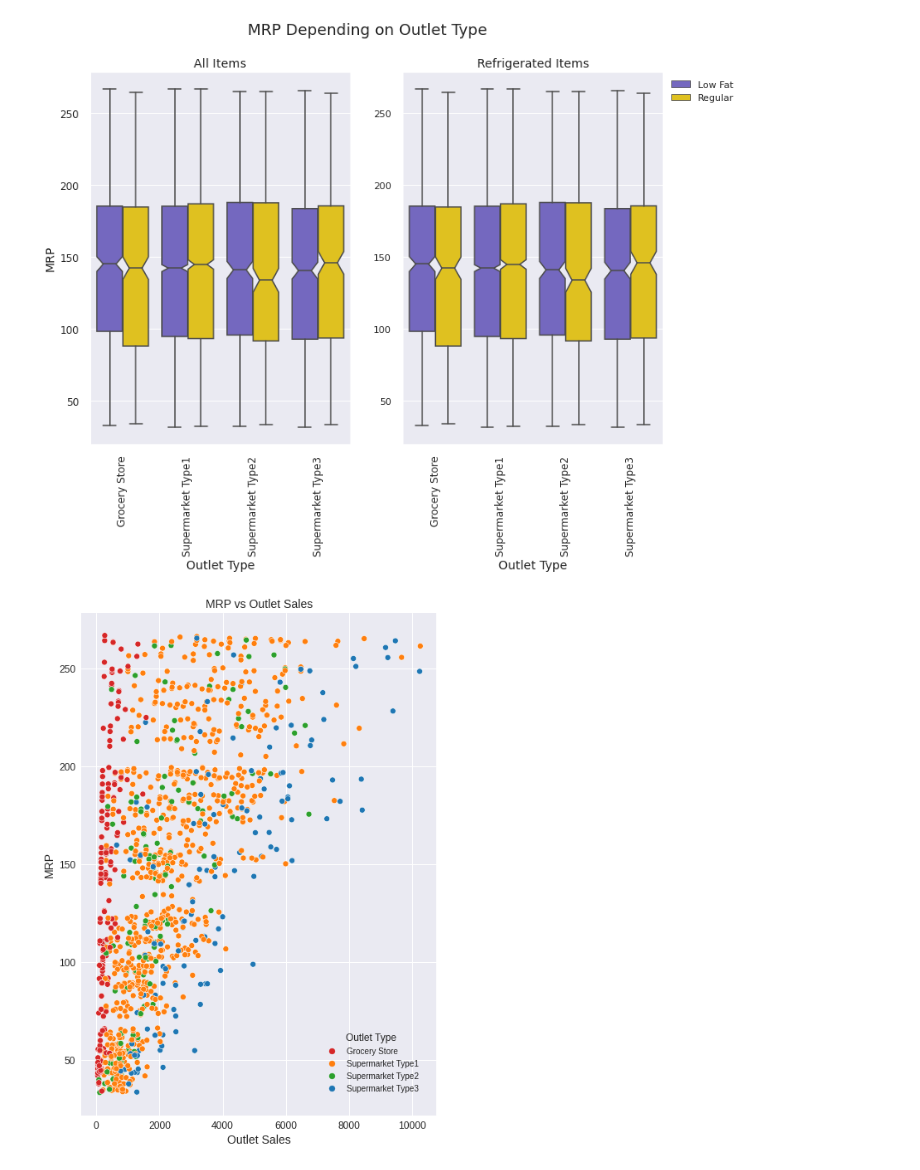
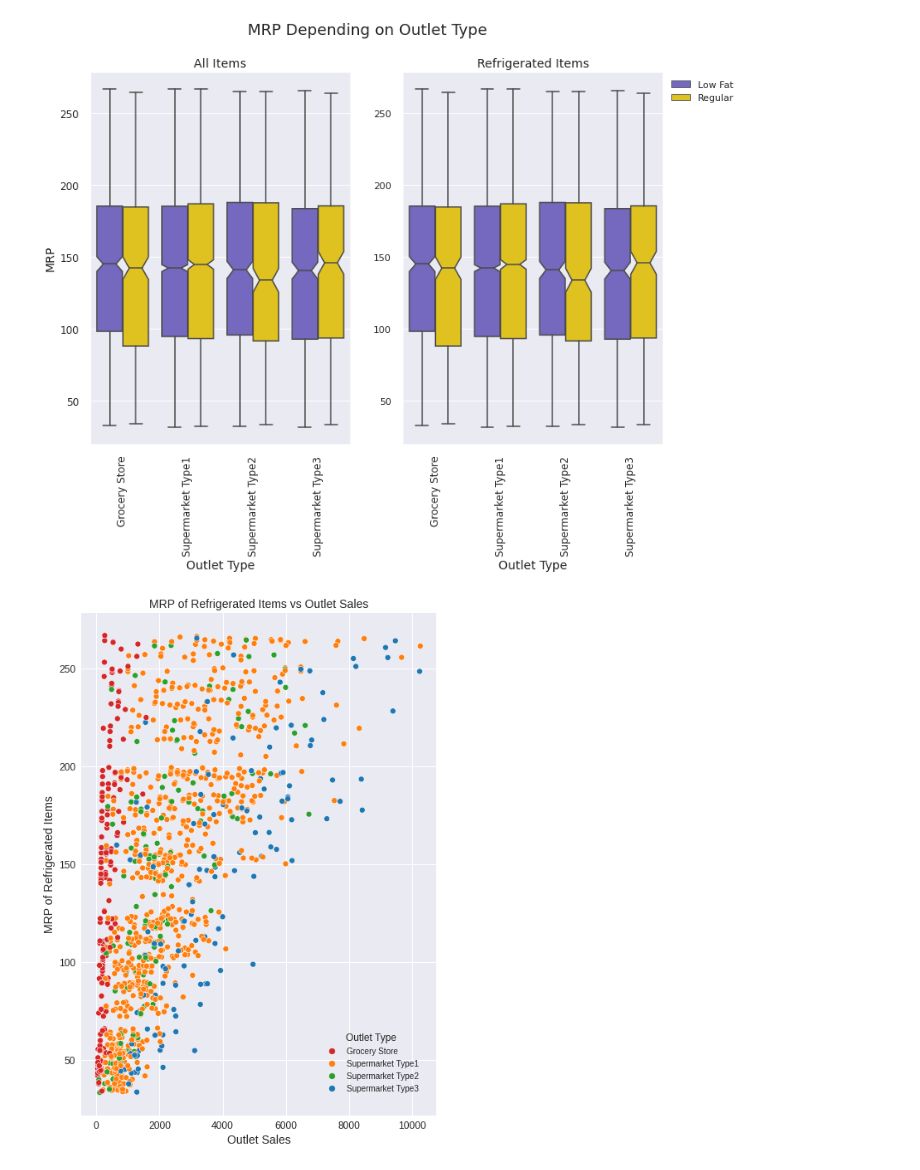
Before and after one commit to khixson1/Food_Sales_Prediction, a Jupyter notebook: Food_Sales_Predictions.ipynb, the cells around one changed output. Cells and saved outputs as stored; diff of their text form; code cells hidden in the pictures.

```diff
--- a/Food_Sales_Predictions.ipynb
+++ b/Food_Sales_Predictions.ipynb
@@ -471,33 +519,34 @@ ax2.legend(loc='upper left', bbox_to_anchor=(1, 1));
 # create a box plot showing fat content distribution between refrigerated items
 
 # set style for the plot
 plt.style.use('seaborn');
 
 # make a relplot to show Item MRP according to Item Outlet Sales according to Outlet Type
 ord = ['Grocery Store', 'Supermarket Type1', 'Supermarket Type2', 'Supermarket Type3']
 palette = ['tab:red', 'tab:orange', 'tab:green', 'tab:blue']
 ax = sns.relplot(data=fridge_items,
             x=fridge_items['Item_Outlet_Sales'],
             y=fridge_items['Item_MRP'],
             hue=fridge_items['Outlet_Type'],
             hue_order = ord,
             palette = palette,
             legend = 'full'
             );
 
+
 # define fonts, labels and titles
-plt.title('MRP vs Outlet Sales', fontsize=14);
+plt.title('MRP of Refrigerated Items vs Outlet Sales', fontsize=14);
 plt.xlabel('Outlet Sales', fontsize=14);
-plt.ylabel('MRP', fontsize=14);
+plt.ylabel('MRP of Refrigerated Items', fontsize=14);
 plt.xticks(fontsize=12);
 plt.yticks(fontsize=12);
 
 # set figure size
 ax.fig.set_size_inches(10,10)
 
 # set legend parameters
 leg = ax._legend
 leg.set_bbox_to_anchor([0.65, 0.15])
 leg.set_title('Outlet Type')
 # %% [output]
-[figure, old version]
+[figure, new version]
```
Also changed, not shown: parts of 12 cells of this notebook.
